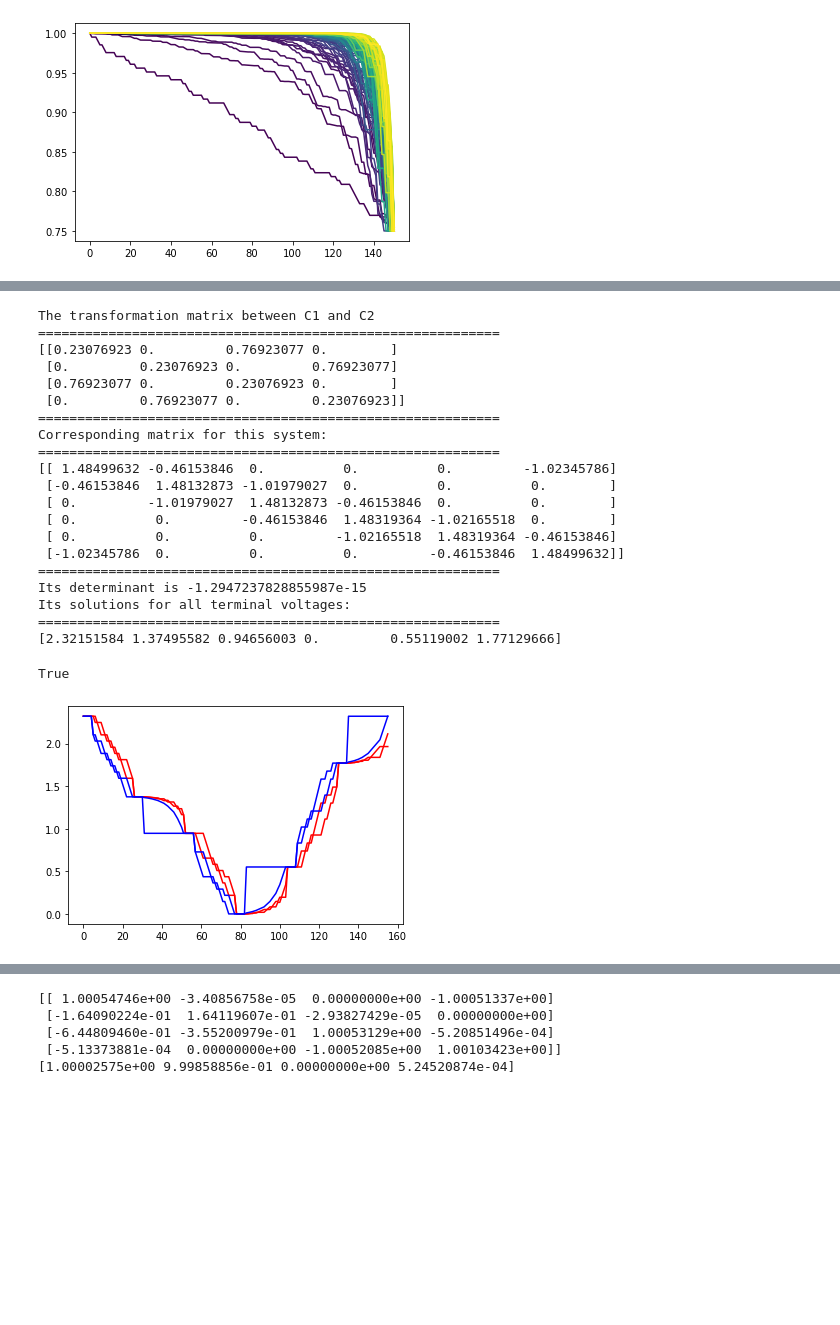
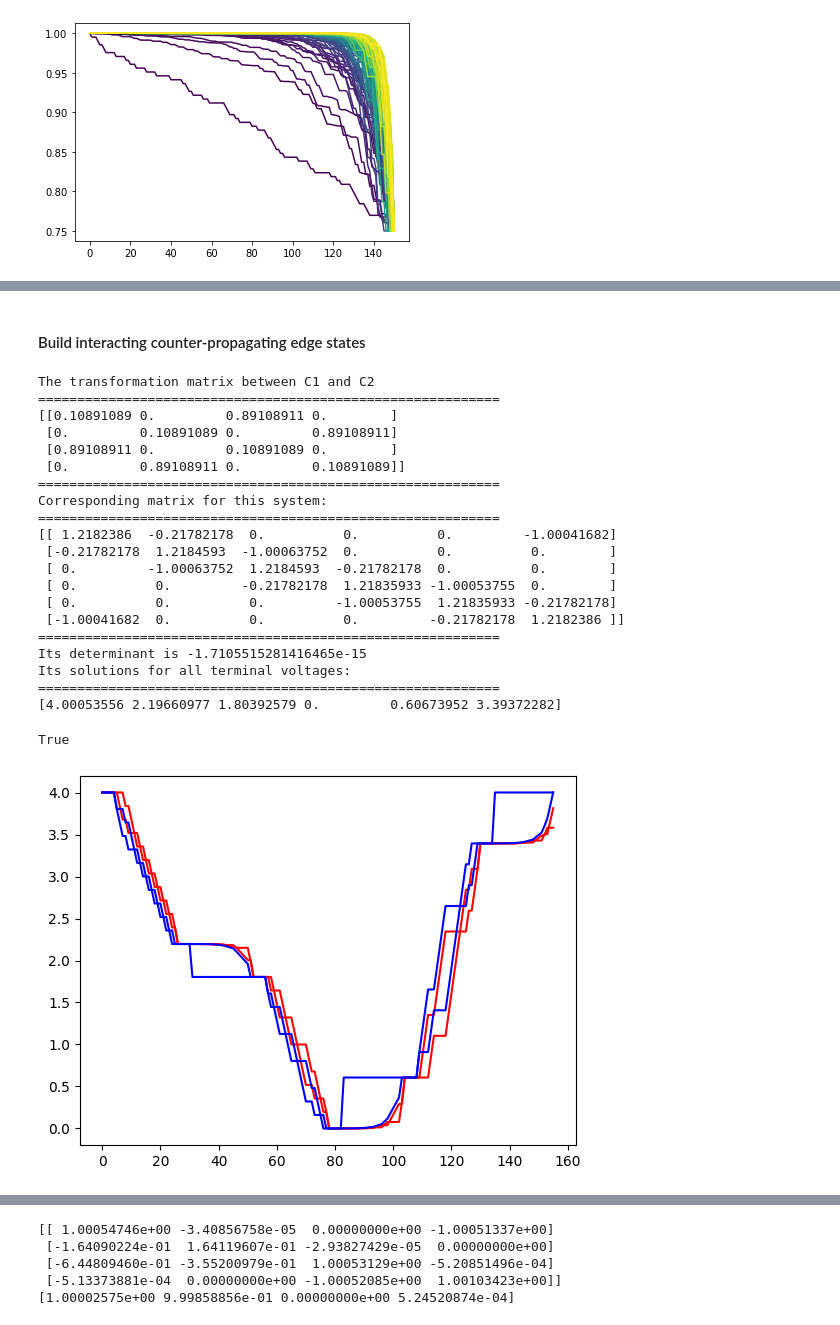
Before and after one commit to LarsonLaugh/Counterfusion, a Jupyter notebook: demo.ipynb, the cells around one changed output, grey strips where cells are left out. Cells and saved outputs as stored; diff of their text form; code cells hidden in the pictures; blank space fills up the shorter version.

```diff
--- a/demo.ipynb
+++ b/demo.ipynb
@@ -545,3 +456,5 @@ True
+# %% [markdown]
+#### Build interacting counter-propagating edge states
 # %%
 from allscatter import *
 import numpy as np
@@ -560,8 +473,8 @@ zeroVoltTerminal = 3
 #===============================================================
 # Information of scattering events
 # Interaction parameters
-beta = 0.5
-delta = 0.5
+beta = 0.9
+delta = 0.9
 # Define interaction between nodes (contacts)
 # C1--M1--C2
 edgeDef1 = [[0,2,beta,10],[1,3,delta,10]]
@@ -585,43 +498,43 @@ graph = []
 for edgeInfo in edgesInfo:
     graph.append(Edge(edgeInfo,totalNumMover,numForwardMover))
 
 print("The transformation matrix between C1 and C2")
 print("===========================================================")
 print(graph[0].trans_mat())
 print("===========================================================")
 nodesCurrent = [1,0,0,-1,0,0]
 sys = System(nodesCurrent,graph,numForwardMover,zeroVoltTerminal)
 #================================================================
 # Your system has been defined, let us make some fun out of it.
 print("Corresponding matrix for this system:")
 print("===========================================================")
 print(sys.mastermat())
 print("===========================================================")
 print("Its determinant is", np.linalg.det(sys.mastermat()))
 print("Its solutions for all terminal voltages:")
 print("===========================================================")
 print(sys.solve())
 sys.voltage_plot(5)
 # %% [output]
 The transformation matrix between C1 and C2
 ===========================================================
-[[0.23076923 0.         0.76923077 0.        ]
- [0.         0.23076923 0.         0.76923077]
- [0.76923077 0.         0.23076923 0.        ]
- [0.         0.76923077 0.         0.23076923]]
+[[0.10891089 0.         0.89108911 0.        ]
+ [0.         0.10891089 0.         0.89108911]
+ [0.89108911 0.         0.10891089 0.        ]
+ [0.         0.89108911 0.         0.10891089]]
 ===========================================================
 Corresponding matrix for this system:
 ===========================================================
-[[ 1.48499632 -0.46153846  0.          0.          0.         -1.02345786]
- [-0.46153846  1.48132873 -1.01979027  0.          0.          0.        ]
- [ 0.         -1.01979027  1.48132873 -0.46153846  0.          0.        ]
- [ 0.          0.         -0.46153846  1.48319364 -1.02165518  0.        ]
- [ 0.          0.          0.         -1.02165518  1.48319364 -0.46153846]
- [-1.02345786  0.          0.          0.         -0.46153846  1.48499632]]
+[[ 1.2182386  -0.21782178  0.          0.          0.         -1.00041682]
+ [-0.21782178  1.2184593  -1.00063752  0.          0.          0.        ]
+ [ 0.         -1.00063752  1.2184593  -0.21782178  0.          0.        ]
+ [ 0.          0.         -0.21782178  1.21835933 -1.00053755  0.        ]
+ [ 0.          0.          0.         -1.00053755  1.21835933 -0.21782178]
+ [-1.00041682  0.          0.          0.         -0.21782178  1.2182386 ]]
 ===========================================================
-Its determinant is -1.2947237828855987e-15
+Its determinant is -1.7105515281416465e-15
 Its solutions for all terminal voltages:
 ===========================================================
-[2.32151584 1.37495582 0.94656003 0.         0.55119002 1.77129666]
+[4.00053556 2.19660977 1.80392579 0.         0.60673952 3.39372282]
 True
-[figure, old version]
+[figure, new version]
```
Also changed, not shown: parts of 29 cells of this notebook, 1 other file.
